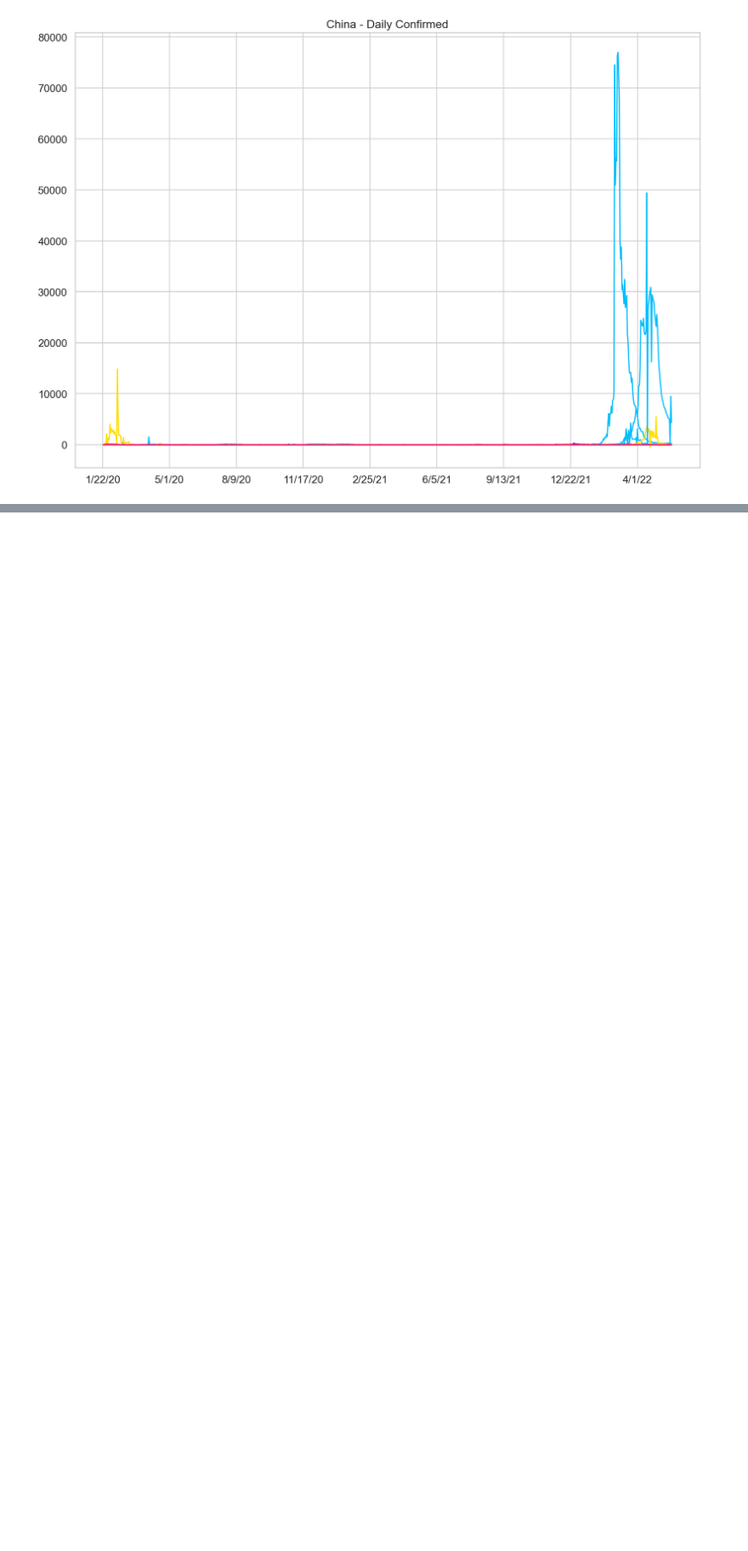
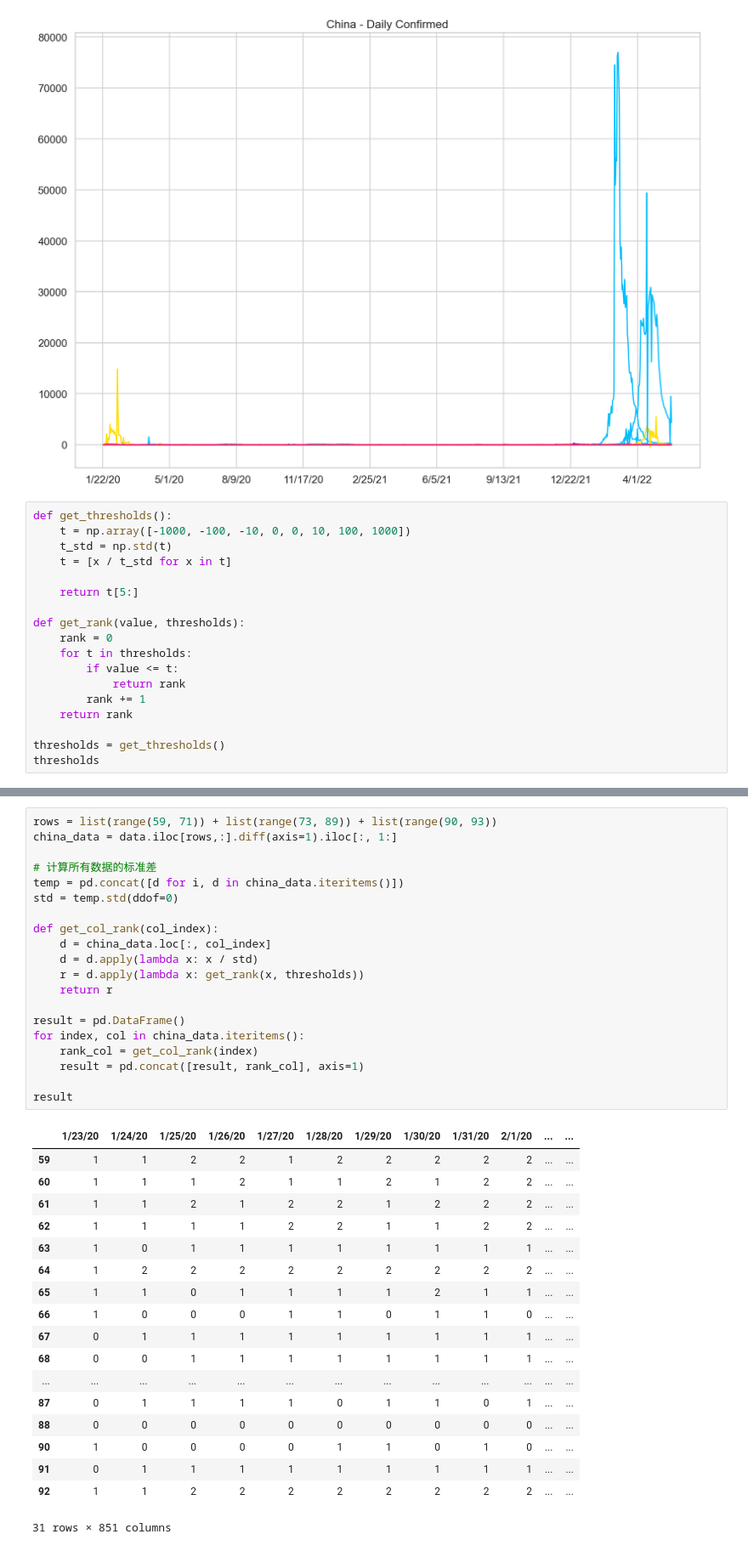
Before and after one commit to Carl-Rabbit/cs306-covid-19, a Jupyter notebook: src/train/risk-rank.ipynb, the cells around one changed output, grey strips where cells are left out. Shown at 85% size. Cells and saved outputs as stored; diff of their text form; blank space fills up the shorter version.

```diff
--- a/src/train/risk-rank.ipynb
+++ b/src/train/risk-rank.ipynb
@@ -67,3 +67,21 @@ plt.title("{} - Daily Confirmed".format(country.loc[index]))
 plt.show()
 # %% [output]
 [figure]
+# %%
+def get_thresholds():
+    t = np.array([-1000, -100, -10, 0, 0, 10, 100, 1000])
+    t_std = np.std(t)
+    t = [x / t_std for x in t]
+
+    return t[5:]
+
+def get_rank(value, thresholds):
+    rank = 0
+    for t in thresholds:
+        if value <= t:
+            return rank
+        rank += 1
+    return rank
+
+thresholds = get_thresholds()
+thresholds
@@ -69,0 +94,39 @@ plt.show()
+# %%
+rows = list(range(59, 71)) + list(range(73, 89)) + list(range(90, 93))
+china_data = data.iloc[rows,:].diff(axis=1).iloc[:, 1:]
+
+# 计算所有数据的标准差
+temp = pd.concat([d for i, d in china_data.iteritems()])
+std = temp.std(ddof=0)
+
+def get_col_rank(col_index):
+    d = china_data.loc[:, col_index]
+    d = d.apply(lambda x: x / std)
+    r = d.apply(lambda x: get_rank(x, thresholds))
+    return r
+
+result = pd.DataFrame()
+for index, col in china_data.iteritems():
+    rank_col = get_col_rank(index)
+    result = pd.concat([result, rank_col], axis=1)
+
+result
+# %% [output]
+|  | 1/23/20 | 1/24/20 | 1/25/20 | 1/26/20 | 1/27/20 | 1/28/20 | 1/29/20 | 1/30/20 | 1/31/20 | 2/1/20 | ... | ... |
+| 59 | 1 | 1 | 2 | 2 | 1 | 2 | 2 | 2 | 2 | 2 | ... | ... |
+| 60 | 1 | 1 | 1 | 2 | 1 | 1 | 2 | 1 | 2 | 2 | ... | ... |
+| 61 | 1 | 1 | 2 | 1 | 2 | 2 | 1 | 2 | 2 | 2 | ... | ... |
+| 62 | 1 | 1 | 1 | 1 | 2 | 2 | 1 | 1 | 2 | 2 | ... | ... |
+| 63 | 1 | 0 | 1 | 1 | 1 | 1 | 1 | 1 | 1 | 1 | ... | ... |
+| 64 | 1 | 2 | 2 | 2 | 2 | 2 | 2 | 2 | 2 | 2 | ... | ... |
+| 65 | 1 | 1 | 0 | 1 | 1 | 1 | 1 | 2 | 1 | 1 | ... | ... |
+| 66 | 1 | 0 | 0 | 0 | 1 | 1 | 0 | 1 | 1 | 0 | ... | ... |
+| 67 | 0 | 1 | 1 | 1 | 1 | 1 | 1 | 1 | 1 | 1 | ... | ... |
+| 68 | 0 | 0 | 1 | 1 | 1 | 1 | 1 | 1 | 1 | 1 | ... | ... |
+| ... | ... | ... | ... | ... | ... | ... | ... | ... | ... | ... | ... | ... |
+| 87 | 0 | 1 | 1 | 1 | 1 | 0 | 1 | 1 | 0 | 1 | ... | ... |
+| 88 | 0 | 0 | 0 | 0 | 0 | 0 | 0 | 0 | 0 | 0 | ... | ... |
+| 90 | 1 | 0 | 0 | 0 | 0 | 1 | 1 | 0 | 1 | 0 | ... | ... |
+| 91 | 0 | 1 | 1 | 1 | 1 | 1 | 1 | 1 | 1 | 1 | ... | ... |
+| 92 | 1 | 1 | 2 | 2 | 2 | 2 | 2 | 2 | 2 | 2 | ... | ... |
+31 rows × 851 columns
```
Also changed, not shown: parts of 4 cells of this notebook.
